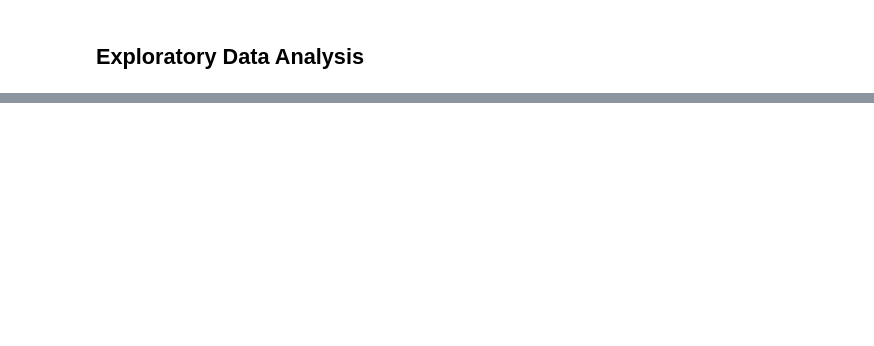
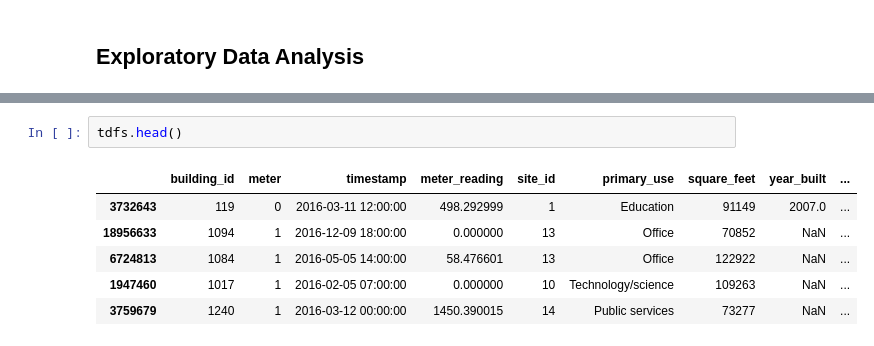
Before and after one commit to kalebsofer/energy_prediction, a Jupyter notebook: src/exploration.ipynb, the cells around one changed output, grey strips where cells are left out. Drawn from its saved outputs; the diff is of its cells as text; blank space fills up the shorter version.

```diff
--- a/src/exploration.ipynb
+++ b/src/exploration.ipynb
@@ -97,0 +299,9 @@ building_meta.columns
+# %%
+tdfs.head()
+# %% [output]
+|  | building_id | meter | timestamp | meter_reading | site_id | primary_use | square_feet | year_built | ... |
+| 3732643 | 119 | 0 | 2016-03-11 12:00:00 | 498.292999 | 1 | Education | 91149 | 2007.0 | ... |
+| 18956633 | 1094 | 1 | 2016-12-09 18:00:00 | 0.000000 | 13 | Office | 70852 | NaN | ... |
+| 6724813 | 1084 | 1 | 2016-05-05 14:00:00 | 58.476601 | 13 | Office | 122922 | NaN | ... |
+| 1947460 | 1017 | 1 | 2016-02-05 07:00:00 | 0.000000 | 10 | Technology/science | 109263 | NaN | ... |
+| 3759679 | 1240 | 1 | 2016-03-12 00:00:00 | 1450.390015 | 14 | Public services | 73277 | NaN | ... |
```
Also changed, not shown: parts of 37 cells of this notebook, 3 other files.
